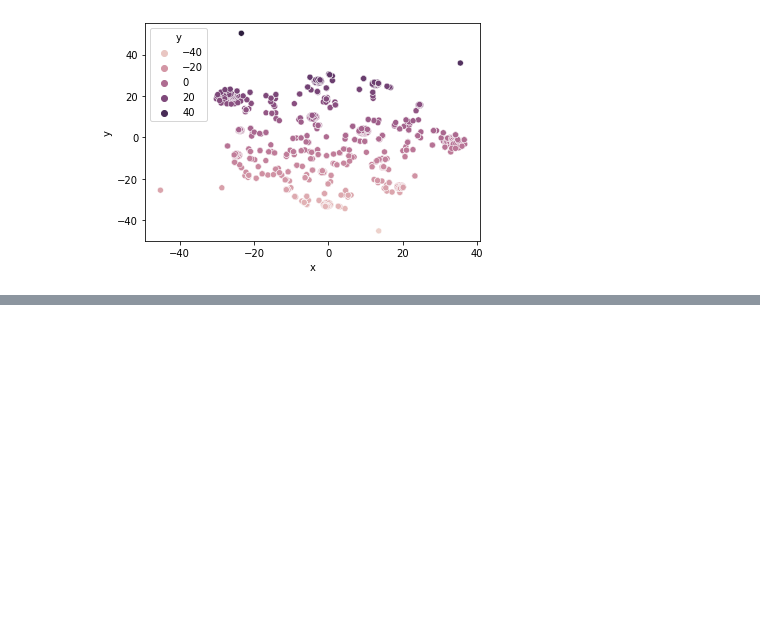
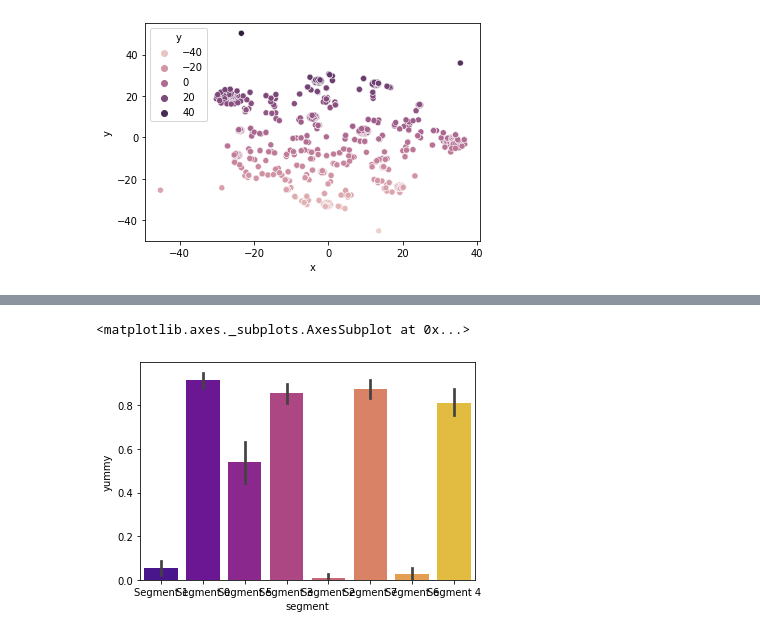
Before and after one commit to Haseebae/Market_Segmentation_Analysis, a Jupyter notebook: McDonald_Case_Study.ipynb, the cells around one changed output, grey strips where cells are left out. Saved outputs shown, nothing was run; the diff lists cells and outputs as text; code cells hidden in the pictures; blank space fills up the shorter version.

```diff
--- a/McDonald_Case_Study.ipynb
+++ b/McDonald_Case_Study.ipynb
@@ -170,0 +167,6 @@ for feature in x.columns:
+# %%
+df = pd.read_csv("segment_data.csv")
+# %%
+# renaming the segments
+df['segment'] = df['segment'].replace([0,1,2,3,4,5,6,7],['Segment 0',"Segment 1","Segment 2","Segment 3",
+                                                        "Segment 4","Segment 5","Segment 6","Segment 7"])
@@ -170,0 +190,5 @@ for feature in x.columns:
+# %%
+#Compare features
+
+avg_data = df.groupby(['segment'], as_index=False).mean()
+avg_data
@@ -170,0 +205,5 @@ for feature in x.columns:
+# %%
+sns.barplot(x=df['segment'],y=df['yummy'],palette="plasma",data=avg_data)
+# %% [output]
+<matplotlib.axes._subplots.AxesSubplot at 0x...>
+[figure, added]
```
Also changed, not shown: parts of 24 cells of this notebook, 2 other files.
